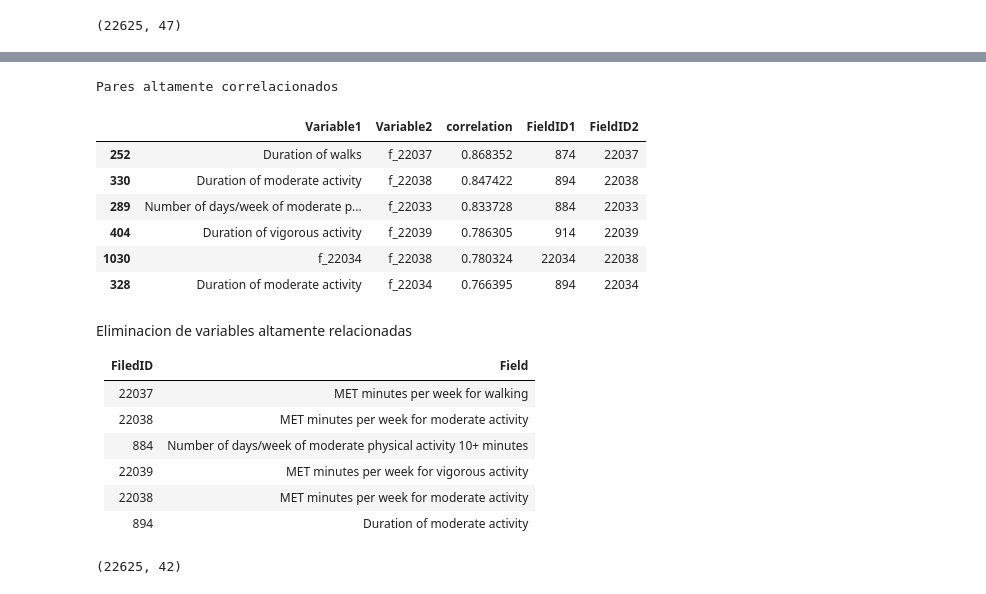
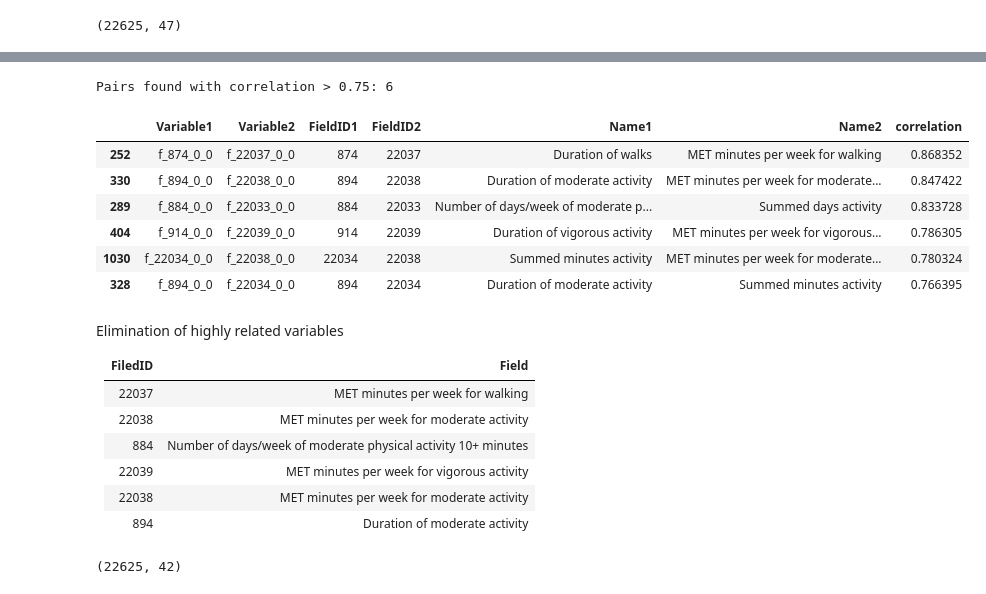
Before and after one commit to fsalamancar/Horizontal_UKB, a Jupyter notebook: touchscreen/touchscreen.ipynb, the cells around one changed output, grey strips where cells are left out. Saved outputs shown, nothing was run; the diff lists cells and outputs as text; code cells hidden in the pictures.

Commit message:
Refactoring touchscreen

```diff
--- a/touchscreen/touchscreen.ipynb
+++ b/touchscreen/touchscreen.ipynb
@@ -926,0 +974,4 @@ correlation_matrix_numerical = numeric_df.drop(columns='eid').corr()
+# %%
+touchscreen_chars_df = load_tsv("touchscreen_chars.tsv", inputpath, skiprows=5)
+
+touchscreen_chars_df.head()
@@ -927,16 +987,16 @@ correlation_matrix_numerical = numeric_df.drop(columns='eid').corr()
 # %%
-get_highly_correlated_columns_from_matrix(correlation_matrix_numerical, threshold=0.75)
+get_highly_correlated_columns_from_matrix(correlation_matrix_numerical, touchscreen_chars_df ,threshold=0.75)
 # %% [output]
-Pares altamente correlacionados
+Pairs found with correlation > 0.75: 6
-|  | Variable1 | Variable2 | correlation | FieldID1 | FieldID2 |
-| 252 | Duration of walks | f_22037 | 0.868352 | 874 | 22037 |
-| 330 | Duration of moderate activity | f_22038 | 0.847422 | 894 | 22038 |
-| 289 | Number of days/week of moderate p... | f_22033 | 0.833728 | 884 | 22033 |
-| 404 | Duration of vigorous activity | f_22039 | 0.786305 | 914 | 22039 |
-| 1030 | f_22034 | f_22038 | 0.780324 | 22034 | 22038 |
-| 328 | Duration of moderate activity | f_22034 | 0.766395 | 894 | 22034 |
+|  | Variable1 | Variable2 | FieldID1 | FieldID2 | Name1 | Name2 | correlation |
+| 252 | f_874_0_0 | f_22037_0_0 | 874 | 22037 | Duration of walks | MET minutes per week for walking | 0.868352 |
+| 330 | f_894_0_0 | f_22038_0_0 | 894 | 22038 | Duration of moderate activity | MET minutes per week for moderate... | 0.847422 |
+| 289 | f_884_0_0 | f_22033_0_0 | 884 | 22033 | Number of days/week of moderate p... | Summed days activity | 0.833728 |
+| 404 | f_914_0_0 | f_22039_0_0 | 914 | 22039 | Duration of vigorous activity | MET minutes per week for vigorous... | 0.786305 |
+| 1030 | f_22034_0_0 | f_22038_0_0 | 22034 | 22038 | Summed minutes activity | MET minutes per week for moderate... | 0.780324 |
+| 328 | f_894_0_0 | f_22034_0_0 | 894 | 22034 | Duration of moderate activity | Summed minutes activity | 0.766395 |
 # %% [markdown]
-Eliminacion de variables altamente relacionadas
+Elimination of highly related variables
 
 | FiledID | Field                            |
 |---------|----------------------------------|
```
Also changed, not shown: parts of 37 cells of this notebook, 4 other files.
